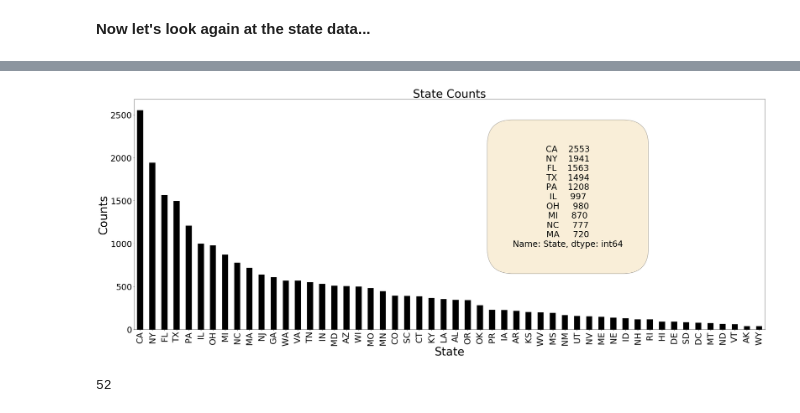
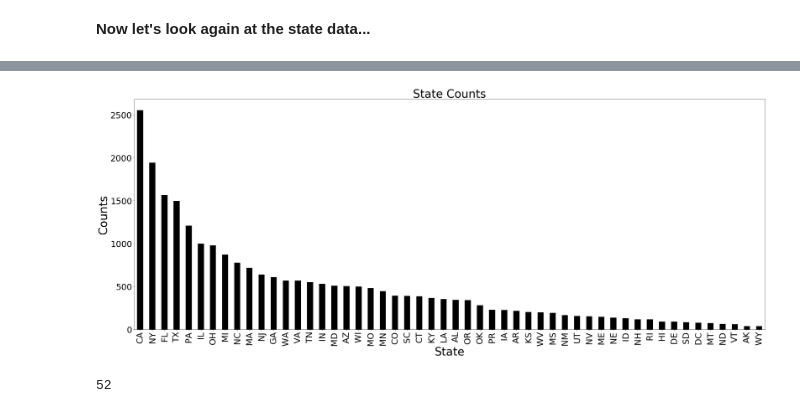
Before and after one commit to CaptainNano77/Opioids, a Jupyter notebook: Opioids.ipynb, the cells around one changed output, grey strips where cells are left out. Cells and saved outputs as stored; diff of their text form; code cells hidden in the pictures.

```diff
--- a/Opioids.ipynb
+++ b/Opioids.ipynb
@@ -734,20 +788,20 @@ sta = prescriber["State"].value_counts().sort_values(ascending = False)
 # %%
 sta.plot(kind='bar', figsize = (40,15), color='black')
 
 plt.xlabel('State', fontsize=40)
 plt.xticks(rotation= 90, fontsize=30)
 plt.ylabel('Counts', fontsize=40)
 plt.yticks(fontsize=30)
 plt.title('State Counts', fontsize=40)
 
 #for the text box which includes the top 10 specialties by count\
 text = str(sta[0:10])
 props = dict(boxstyle='round', facecolor='wheat', edgecolor='black', alpha=0.5, pad=3)
-plt.text(.8, .5, (text), fontsize=30, transform=ax.transAxes, bbox=props, ha='center')
+#plt.text(3.7, 1.7, (text), fontsize=30, transform=ax.transAxes, bbox=props, ha='center')
 
 plt.show()
 # %% [output]
-[figure, old version]
+[figure, new version]
 # %%
 #Uncomment to see full list of states
 #sta
```
Also changed, not shown: parts of 57 cells of this notebook.
